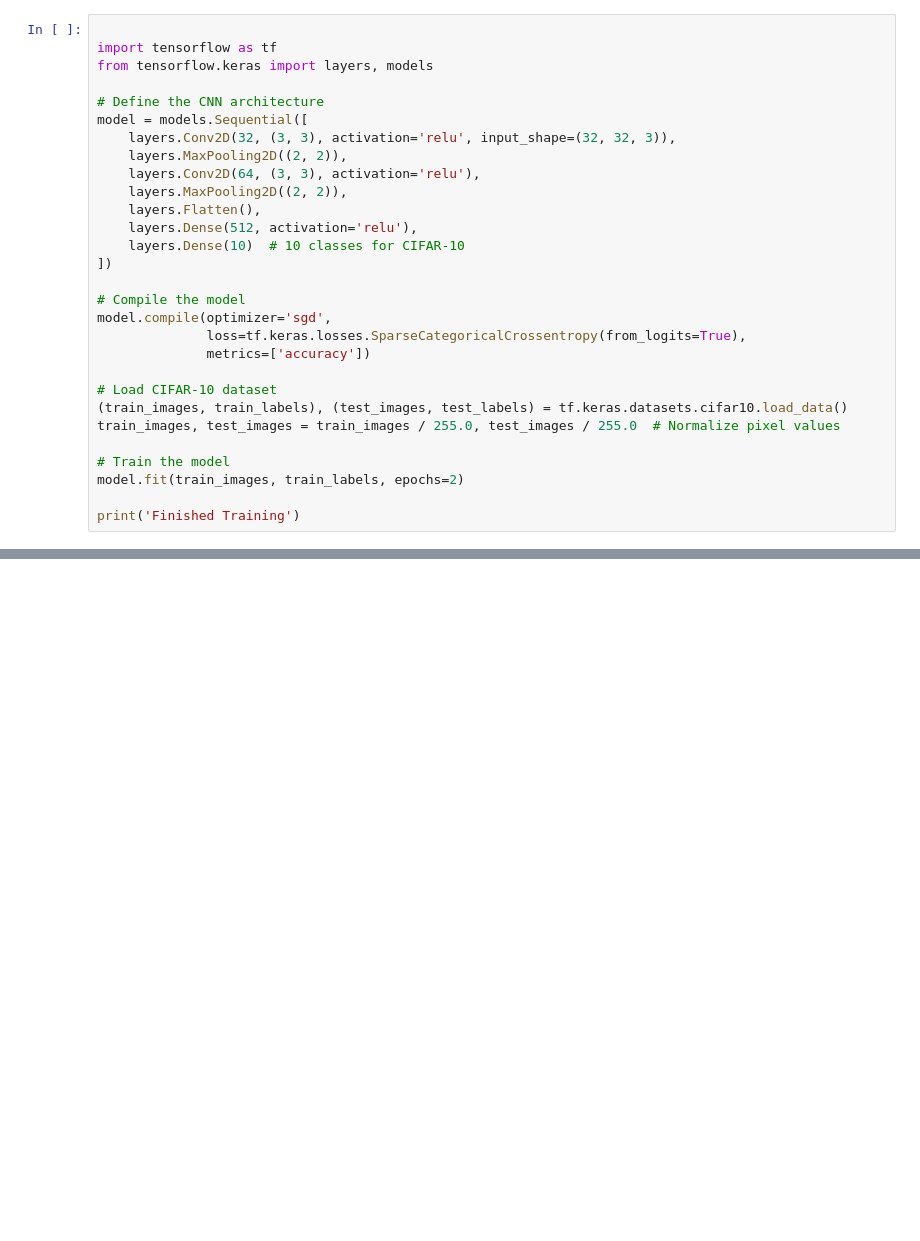
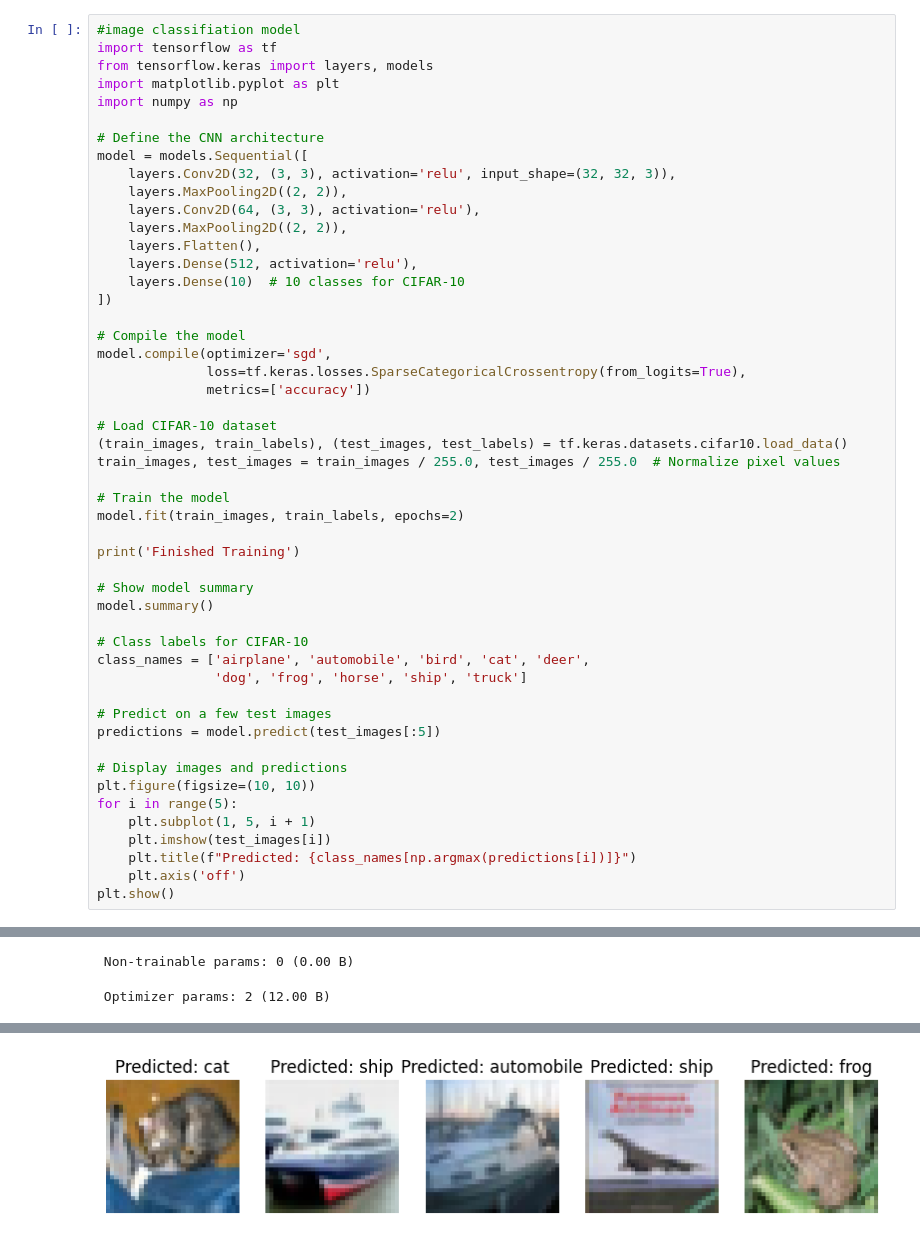
Before and after one commit to shrishtijain065/Task3, a Jupyter notebook: Image classification model.ipynb, the cells around one changed output, grey strips where cells are left out. Cells and saved outputs as stored; diff of their text form; blank space fills up the shorter version.

```diff
--- a/Image classification model.ipynb
+++ b/Image classification model.ipynb
@@ -1,7 +1,9 @@
 # %%
-
+#image classifiation model
 import tensorflow as tf
 from tensorflow.keras import layers, models
+import matplotlib.pyplot as plt
+import numpy as np
 
 # Define the CNN architecture
 model = models.Sequential([
@@ -27,5 +29,24 @@ train_images, test_images = train_images / 255.0, test_images / 255.0  # Normali
 model.fit(train_images, train_labels, epochs=2)
 
 print('Finished Training')
+
+# Show model summary
+model.summary()
+
+# Class labels for CIFAR-10
+class_names = ['airplane', 'automobile', 'bird', 'cat', 'deer',
+               'dog', 'frog', 'horse', 'ship', 'truck']
+
+# Predict on a few test images
+predictions = model.predict(test_images[:5])
+
+# Display images and predictions
+plt.figure(figsize=(10, 10))
+for i in range(5):
+    plt.subplot(1, 5, i + 1)
+    plt.imshow(test_images[i])
+    plt.title(f"Predicted: {class_names[np.argmax(predictions[i])]}")
+    plt.axis('off')
+plt.show()
 # %% [output]
 Downloading data from https://www.cs.toronto.edu/~kriz/cifar-10-python.tar.gz
@@ -37,0 +79,2 @@ Finished Training
+ Non-trainable params: 0 (0.00 B)
+ Optimizer params: 2 (12.00 B)
@@ -37,0 +82 @@ Finished Training
+[figure, added]
```
Also changed, not shown: parts of 1 cell of this notebook.
